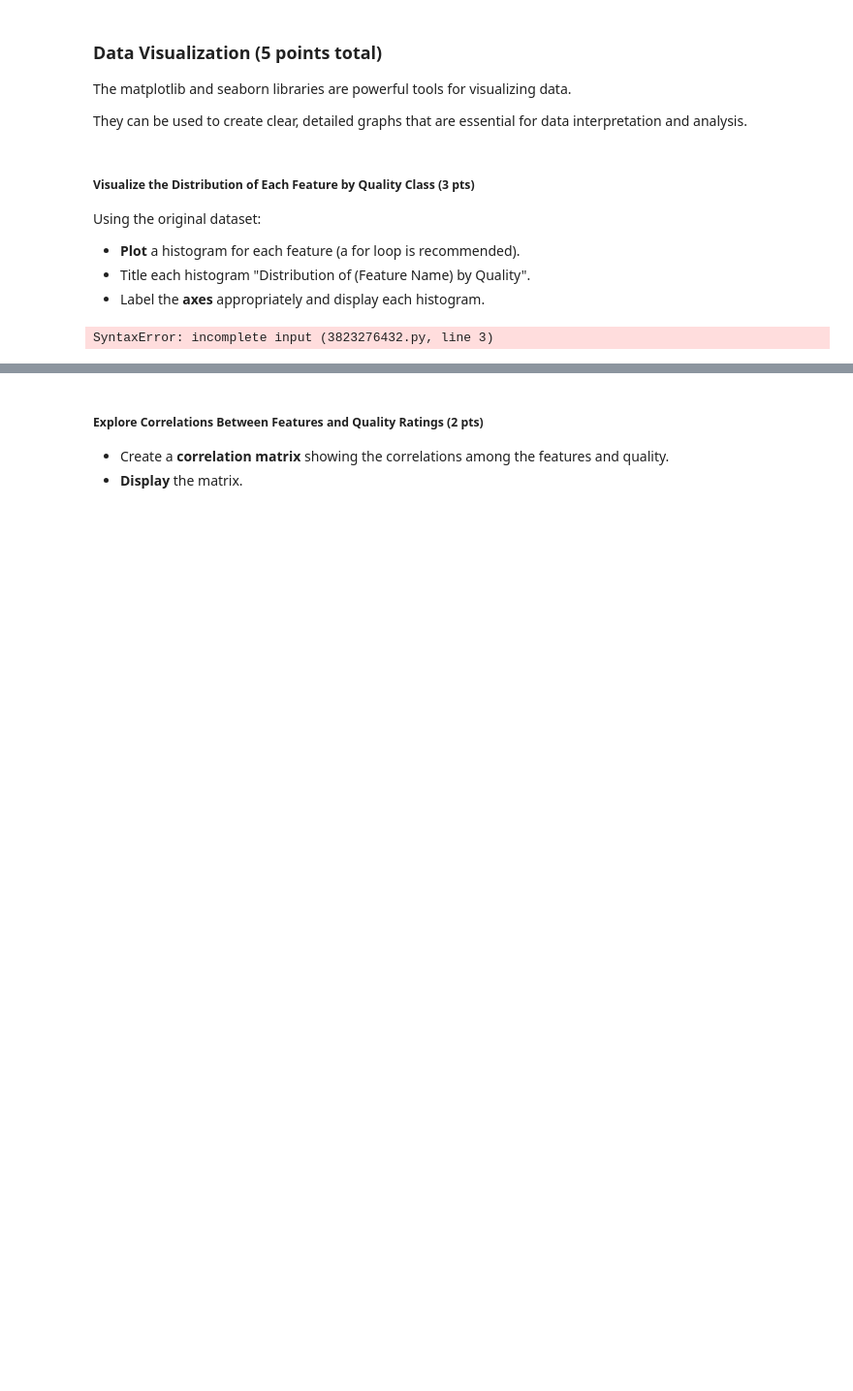
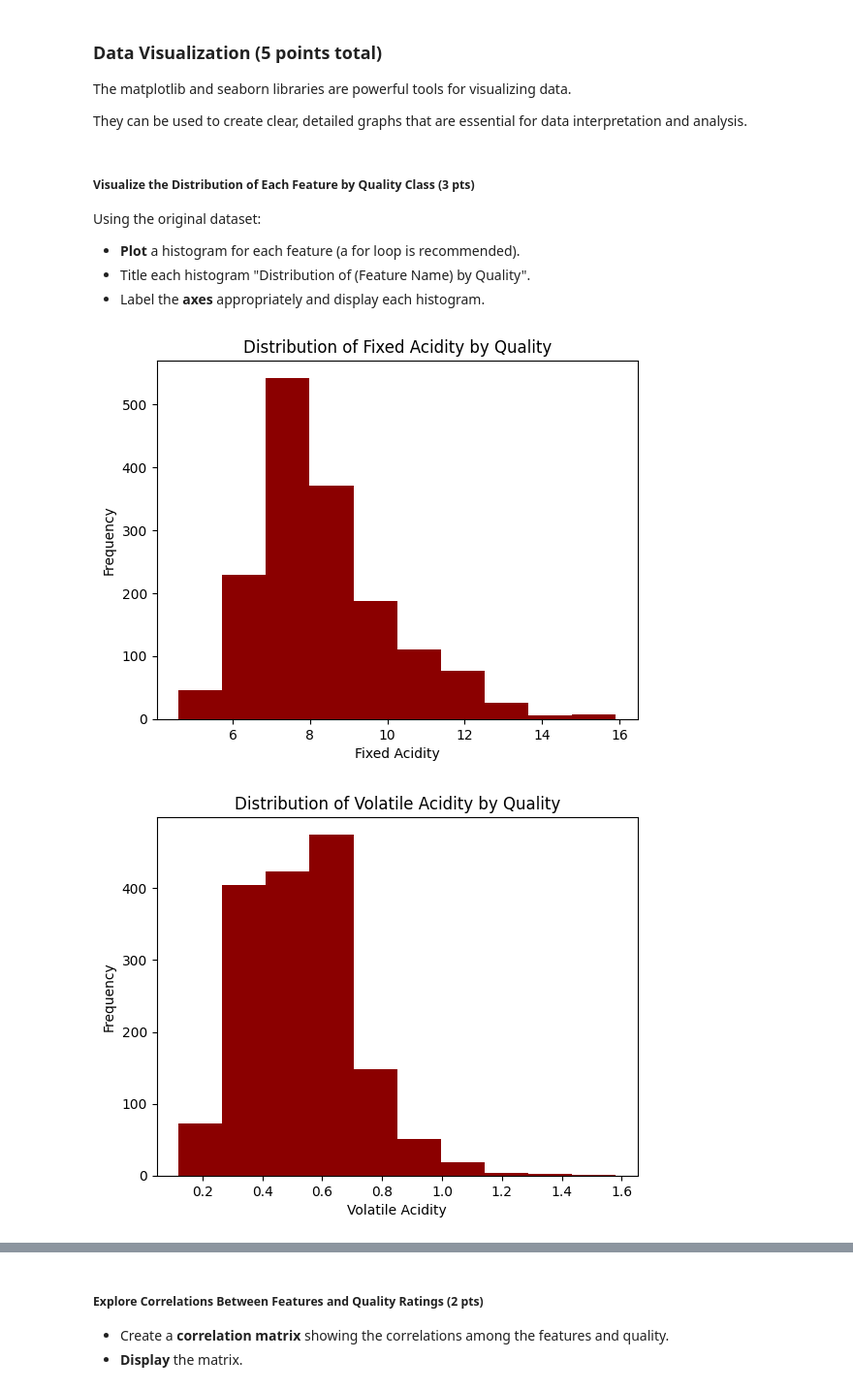
Before and after one commit to bl25845/DATA602_FardinaAlam, a Jupyter notebook: HW4/DATA_602_Homework_4_Part1_Classification.ipynb, the cells around one changed output, grey strips where cells are left out. Shown at 97% size. Cells and saved outputs as stored; diff of their text form; code cells hidden in the pictures; blank space fills up the shorter version.

```diff
--- a/HW4/DATA_602_Homework_4_Part1_Classification.ipynb
+++ b/HW4/DATA_602_Homework_4_Part1_Classification.ipynb
@@ -259,6 +286,14 @@ Using the original dataset:
 # %%
 # Histograms for each feature
 for feature in wine_data.columns[:-1]:  # Exclude the 'quality' column
-  # ANSWER STARTS HERE
+    plt.figure()
+    plt.hist(wine_data[feature], color='darkred')
+
+    feature = feature.title()
+    plt.title(f"Distribution of {feature} by Quality")
+    plt.xlabel(feature)
+    plt.ylabel('Frequency')
+    plt.show()
 # %% [output]
-SyntaxError: incomplete input (3823276432.py, line 3)
+[figure, added]
+[figure, added]
```
Also changed, not shown: parts of 9 cells of this notebook.
